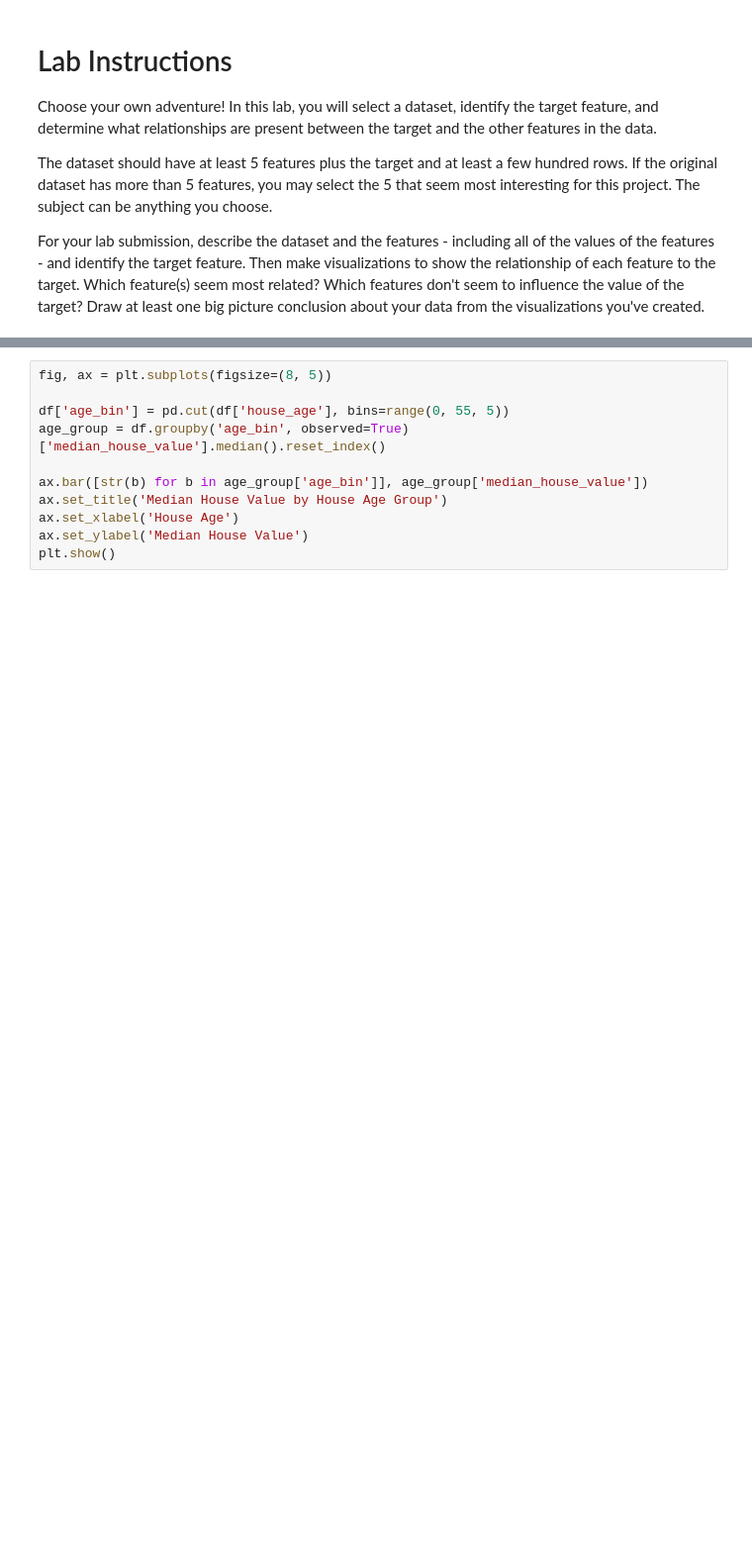
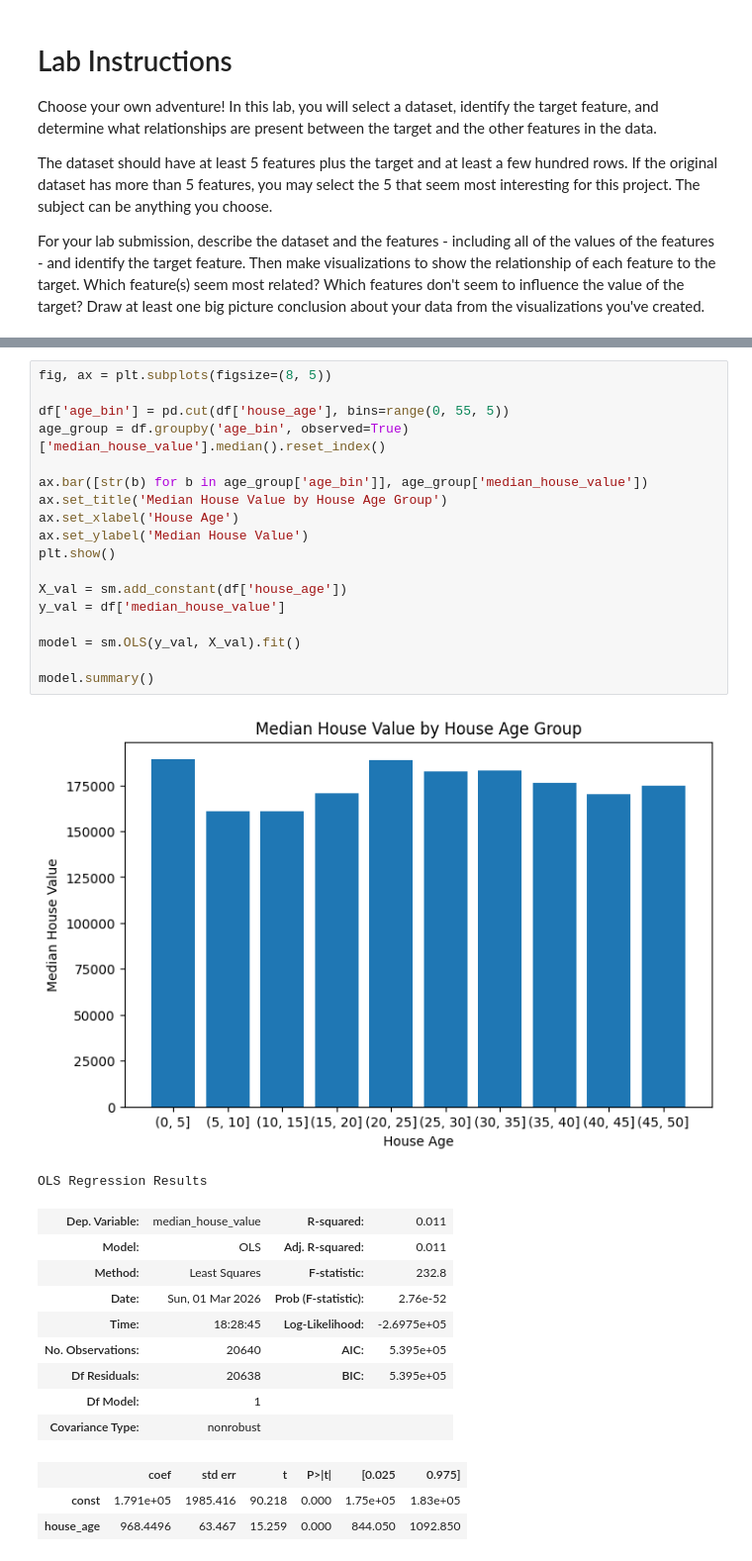
Before and after one commit to FlameFawn/Data_Visualization_And_Modeling_BrendanS, a Jupyter notebook: Lab/4.5 Exploratory Data Analysis.ipynb, the cells around one changed output, grey strips where cells are left out. Shown at 99% size. Saved outputs shown, nothing was run; the diff lists cells and outputs as text; blank space fills up the shorter version.

```diff
--- a/Lab/4.5 Exploratory Data Analysis.ipynb
+++ b/Lab/4.5 Exploratory Data Analysis.ipynb
@@ -75,11 +125,33 @@ print(f'Pearson correlation: {corr:.3f}')
 # %%
 fig, ax = plt.subplots(figsize=(8, 5))
 
 df['age_bin'] = pd.cut(df['house_age'], bins=range(0, 55, 5))
 age_group = df.groupby('age_bin', observed=True)['median_house_value'].median().reset_index()
 
 ax.bar([str(b) for b in age_group['age_bin']], age_group['median_house_value'])
 ax.set_title('Median House Value by House Age Group')
 ax.set_xlabel('House Age')
 ax.set_ylabel('Median House Value')
 plt.show()
+
+X_val = sm.add_constant(df['house_age'])
+y_val = df['median_house_value']
+
+model = sm.OLS(y_val, X_val).fit()
+
+model.summary()
+# %% [output]
+[figure, added]
+OLS Regression Results
+| Dep. Variable: | median_house_value | R-squared: | 0.011 |
+| Model: | OLS | Adj. R-squared: | 0.011 |
+| Method: | Least Squares | F-statistic: | 232.8 |
+| Date: | Sun, 01 Mar 2026 | Prob (F-statistic): | 2.76e-52 |
+| Time: | 18:28:45 | Log-Likelihood: | -2.6975e+05 |
+| No. Observations: | 20640 | AIC: | 5.395e+05 |
+| Df Residuals: | 20638 | BIC: | 5.395e+05 |
+| Df Model: | 1 |  |  |
+| Covariance Type: | nonrobust |  |  |
+|  | coef | std err | t | P>|t| | [0.025 | 0.975] |
+| const | 1.791e+05 | 1985.416 | 90.218 | 0.000 | 1.75e+05 | 1.83e+05 |
+| house_age | 968.4496 | 63.467 | 15.259 | 0.000 | 844.050 | 1092.850 |
```
Also changed, not shown: parts of 9 cells of this notebook.
